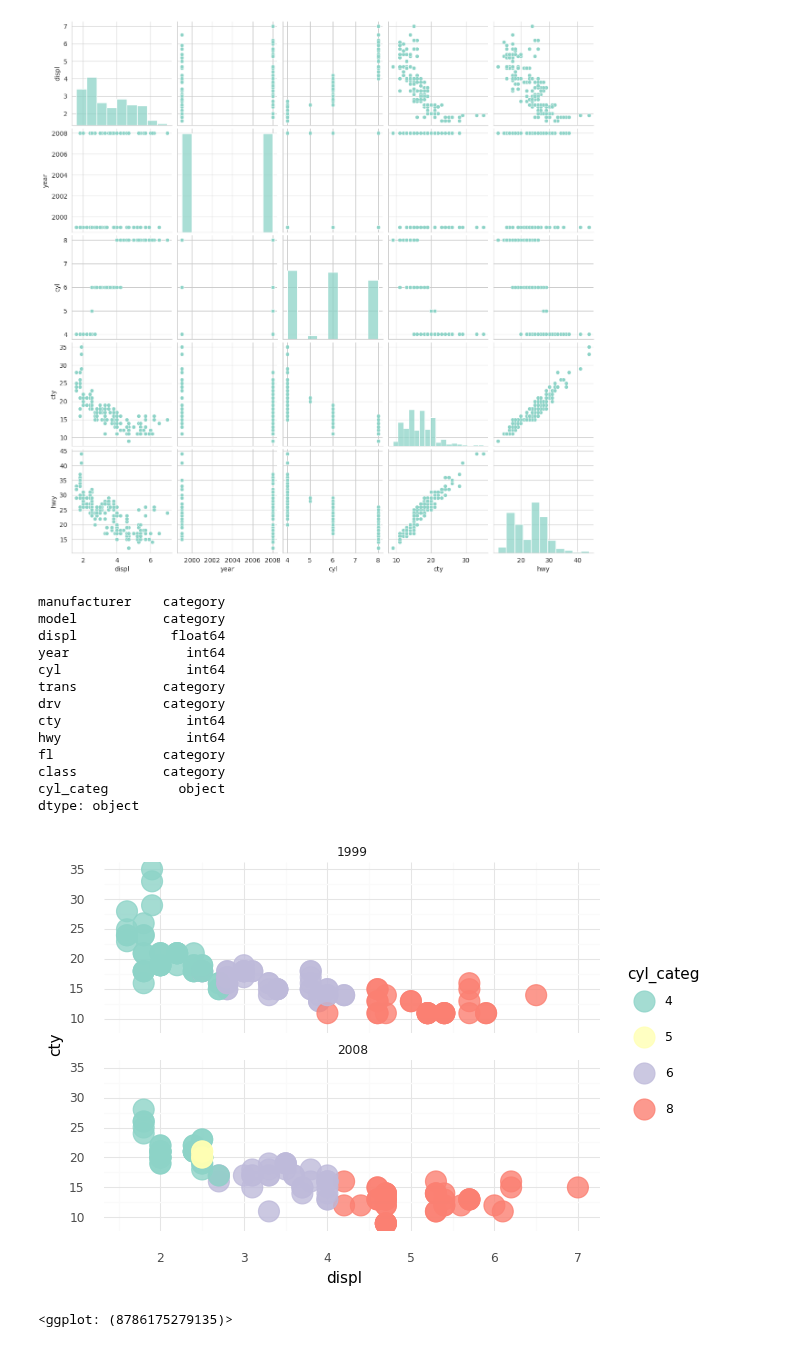
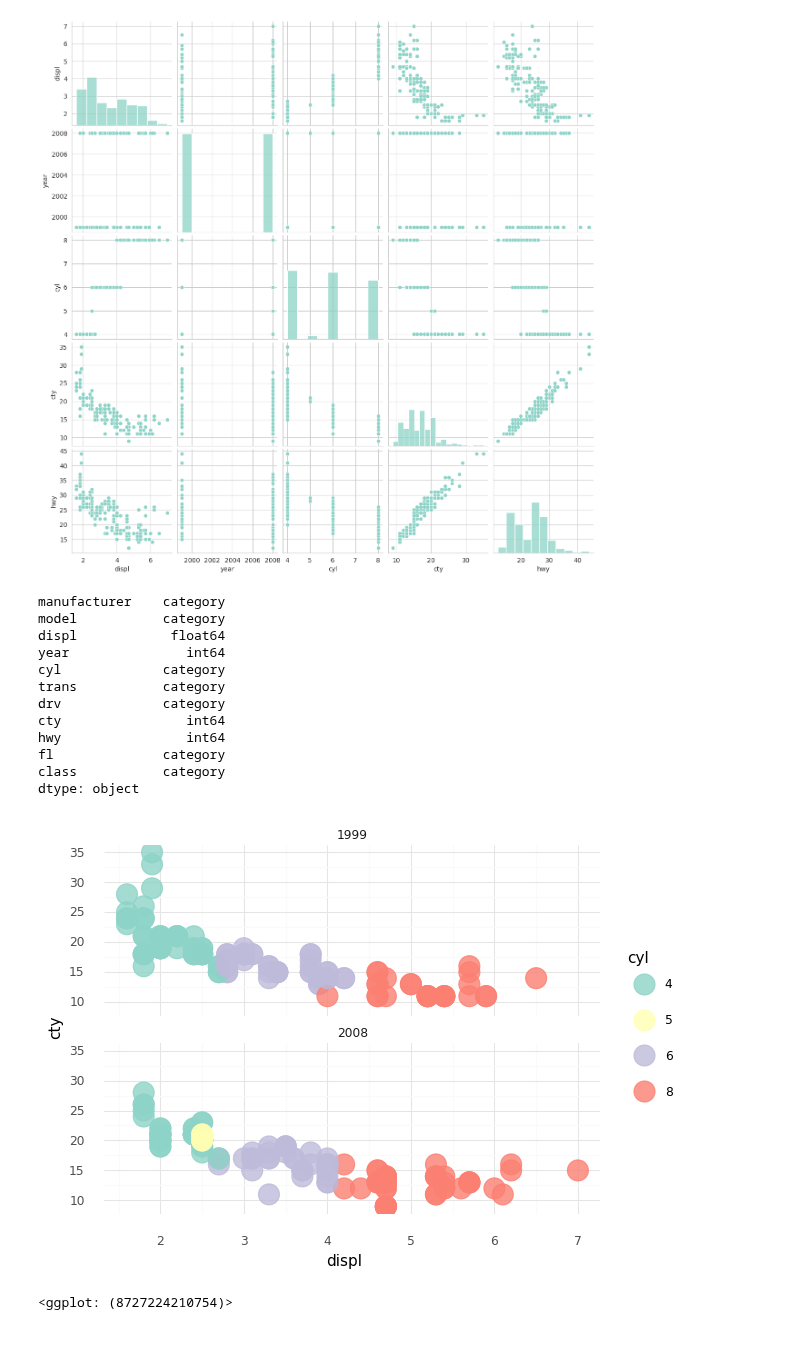
Before and after one commit to usefulmove/code, a Jupyter notebook: python/plotnine/exploratory_data_analysis.ipynb, the cells around one changed output. Cells and saved outputs as stored; diff of their text form; code cells hidden in the pictures.

```diff
--- a/python/plotnine/exploratory_data_analysis.ipynb
+++ b/python/plotnine/exploratory_data_analysis.ipynb
@@ -227,33 +239,34 @@ seaborn.pairplot(data, vars=["displ", "year", "cyl", "cty", "hwy"])
 # %%
 from plotnine import *
 from plotnine.themes import theme_minimal as theme
 from plotnine.scales import scale_color_brewer, scale_fill_brewer
 
-data["cyl_categ"] = data["cyl"].astype("str")
-display(data.dtypes)
+# convert cylinders column from numeric to categorical
+o = data.copy()
+o["cyl"] = o["cyl"].astype("category")
+display(o.dtypes)
 
-p = (ggplot(data)
+p = (ggplot(o)
     + aes(x="displ", y="cty")
-    + geom_point(aes(fill="cyl_categ", color="cyl_categ"), size=8, alpha=0.8)
+    + geom_point(aes(fill="cyl", color="cyl"), size=8, alpha=0.8)
     + scale_fill_brewer(type="qual", palette="Set3")
     + scale_color_brewer(type="qual", palette="Set3")
     + facet_wrap(facets="year", ncol=1)
     + theme()
 )
 p
 # %% [output]
 manufacturer    category
 model           category
 displ            float64
 year               int64
-cyl                int64
+cyl             category
 trans           category
 drv             category
 cty                int64
 hwy                int64
 fl              category
 class           category
-cyl_categ         object
 dtype: object
-[figure, old version]
+[figure, new version]
-<ggplot: (8786175279135)>
+<ggplot: (8727224210754)>
```
Also changed, not shown: parts of 4 cells of this notebook.
